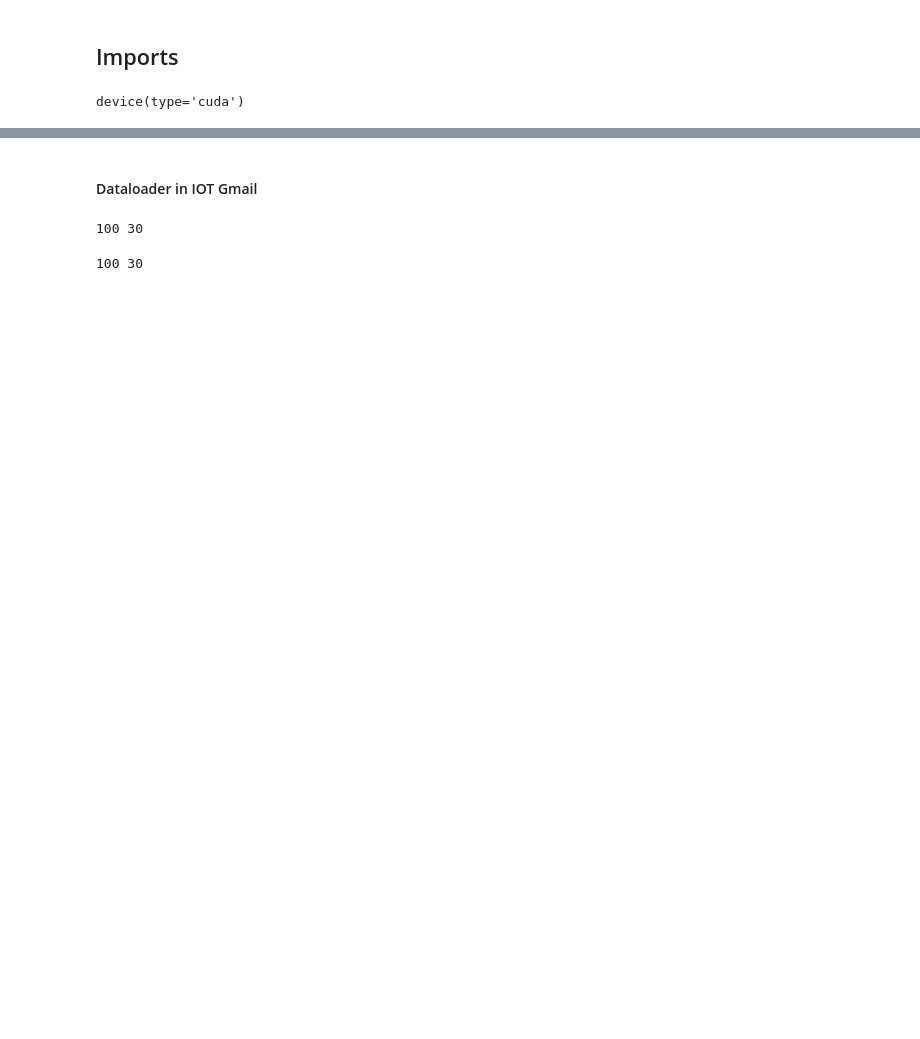
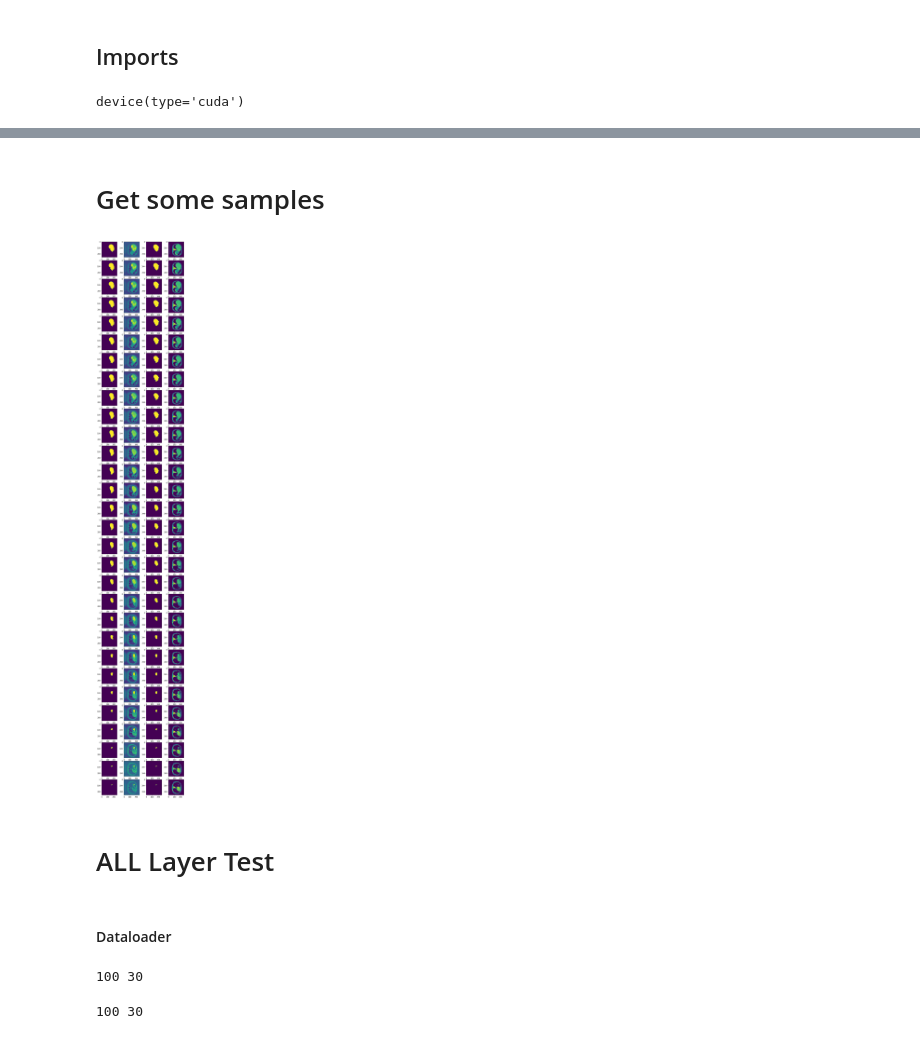
Before and after one commit to Amirhosein-javadi/Medical-Imaging, a Jupyter notebook: UNet_Training.ipynb, the cells around one changed output, grey strips where cells are left out. Cells and saved outputs as stored; diff of their text form; code cells hidden in the pictures; blank space fills up the shorter version.

```diff
--- a/UNet_Training.ipynb
+++ b/UNet_Training.ipynb
@@ -2150,0 +2402,3 @@ My_Dataloader = {
+# %%
+loss = criterion(output_model.float() , label.float())
+loss
@@ -2150,0 +2577,3 @@ My_Dataloader = {
+# %%
+Train_size = 110
+Validation_size = 20
@@ -2150,0 +2605,12 @@ My_Dataloader = {
+# %%
+k = 30
+MyDataset_Train = MyCustomDataset(I_path_Train,L_path_Train,k)
+My_Dataloader_Train = DataLoader(MyDataset_Train, batch_size=1, shuffle=True, num_workers=0)
+
+MyDataset_Val = MyCustomDataset(I_path_Val,L_path_Val,k)
+My_Dataloader_Val = DataLoader(MyDataset_Val, batch_size=1, shuffle=False, num_workers=0)
+
+My_Dataloader = {
+    'train' : My_Dataloader_Train,
+    'val'   : My_Dataloader_Val
+}
@@ -2150,0 +2661,30 @@ My_Dataloader = {
+# %% [markdown]
+# Get some samples
+# %%
+batch = next(iter(My_Dataloader['train']))
+image, label = batch
+image = image.to(device)
+label = label.to(device)
+output_model = Model(image.float())
+
+image = image.cpu().detach().numpy()
+image = image[0,0,:,:,:]
+label = label.cpu().detach().numpy()
+label = label[0,0,:,:,:]
+output_model = output_model.cpu().detach().numpy()
+output_model = output_model[0,0,:,:,:]
+# %%
+for i in range(30):
+    plt.subplot(30, 4, 4*i+1)
+    plt.imshow(label[i,:, :])
+    plt.subplot(30, 4, 4*i+2)
+    plt.imshow(output_model[i,:, :])
+    plt.subplot(30, 4, 4*i+3)
+    plt.imshow(1*(output_model[i,:, :]>0.25))
+    plt.subplot(30, 4, 4*i+4)
+    plt.imshow(image[i,:, :])
+
+plt.gcf().set_size_inches(9, 60)
+plt.show()
+# %% [output]
+[figure, added]
@@ -2151,5 +2706,7 @@ My_Dataloader = {
+# %% [markdown]
+# ALL Layer Test
 # %% [markdown]
-#### Dataloader in IOT Gmail
+#### Dataloader
 # %%
 class MyCustomDataset(Dataset):
     def __init__(self, I_path, L_path, k):
```
Also changed, not shown: parts of 81 cells of this notebook.
